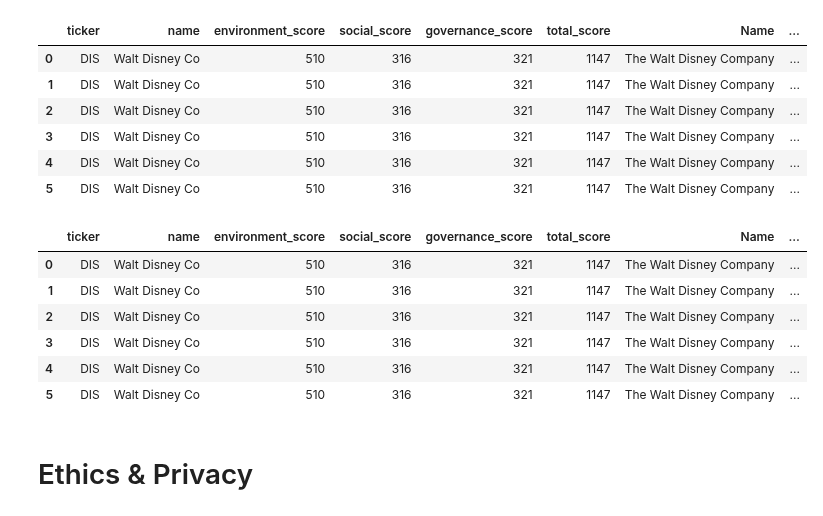
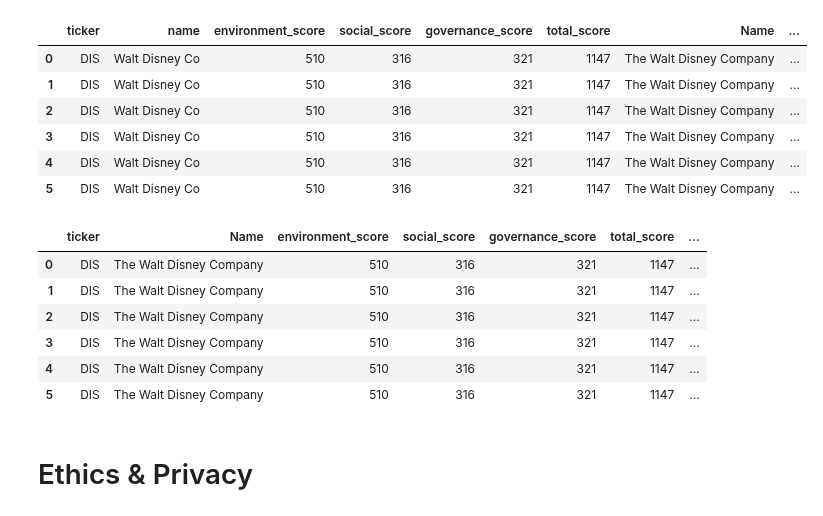
Before and after one commit to JacquelynGarcia/ESGStockPredictor, a Jupyter notebook: DataCheckpoint_Group025-FA24.ipynb, the cells around one changed output. Cells and saved outputs as stored; diff of their text form; code cells hidden in the pictures.

```diff
--- a/DataCheckpoint_Group025-FA24.ipynb
+++ b/DataCheckpoint_Group025-FA24.ipynb
@@ -259,17 +259,21 @@ final_data = pd.merge(prefinal_data, financial_indicators_df, on='ticker', how='
 # %%
 # Ensure dates are aligned and drop rows with missing values
 final_data['Date'] = pd.to_datetime(final_data['Date'])
 final_data.dropna(inplace=True)
 
+final_data.drop('name', axis = 1, inplace=True)
+final_data = final_data[['ticker', 'Name', 'environment_score', 'social_score', 'governance_score',
+                         'total_score', 'Total ESG Risk score', 'Environment Risk Score', 'Governance Risk Score',
+                         'Social Risk Score', 'adj_close', 'market_cap', 'pe_ratio', 'dividend_yield', 'Date']]
 final_data.head(6)
 # %% [output]
-|  | ticker | name | environment_score | social_score | governance_score | total_score | Name | ... |
-| 0 | DIS | Walt Disney Co | 510 | 316 | 321 | 1147 | The Walt Disney Company | ... |
-| 1 | DIS | Walt Disney Co | 510 | 316 | 321 | 1147 | The Walt Disney Company | ... |
-| 2 | DIS | Walt Disney Co | 510 | 316 | 321 | 1147 | The Walt Disney Company | ... |
-| 3 | DIS | Walt Disney Co | 510 | 316 | 321 | 1147 | The Walt Disney Company | ... |
-| 4 | DIS | Walt Disney Co | 510 | 316 | 321 | 1147 | The Walt Disney Company | ... |
-| 5 | DIS | Walt Disney Co | 510 | 316 | 321 | 1147 | The Walt Disney Company | ... |
+|  | ticker | Name | environment_score | social_score | governance_score | total_score | ... |
+| 0 | DIS | The Walt Disney Company | 510 | 316 | 321 | 1147 | ... |
+| 1 | DIS | The Walt Disney Company | 510 | 316 | 321 | 1147 | ... |
+| 2 | DIS | The Walt Disney Company | 510 | 316 | 321 | 1147 | ... |
+| 3 | DIS | The Walt Disney Company | 510 | 316 | 321 | 1147 | ... |
+| 4 | DIS | The Walt Disney Company | 510 | 316 | 321 | 1147 | ... |
+| 5 | DIS | The Walt Disney Company | 510 | 316 | 321 | 1147 | ... |
 # %% [markdown]
 # Ethics & Privacy
 # %% [markdown]
```
Also changed, not shown: parts of 4 cells of this notebook.
